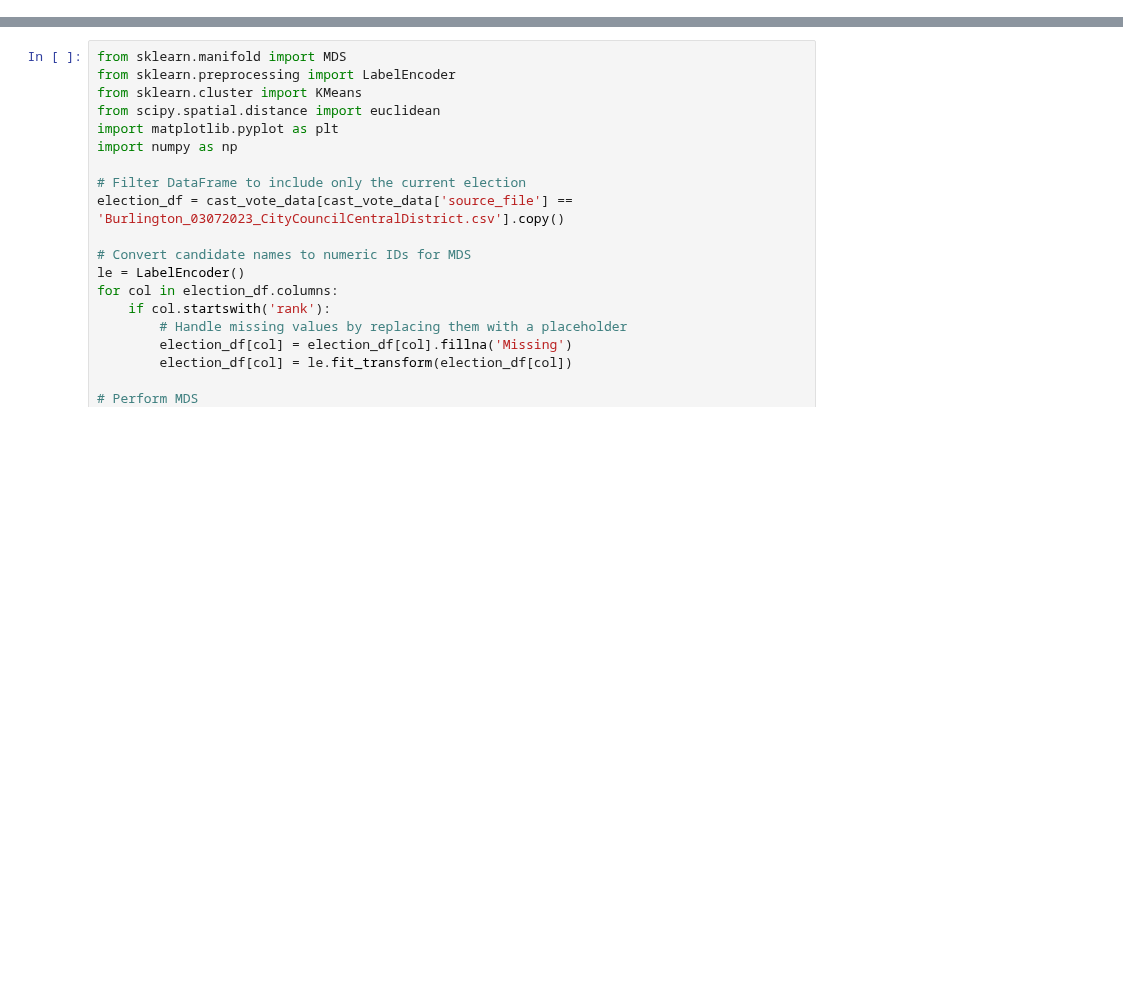
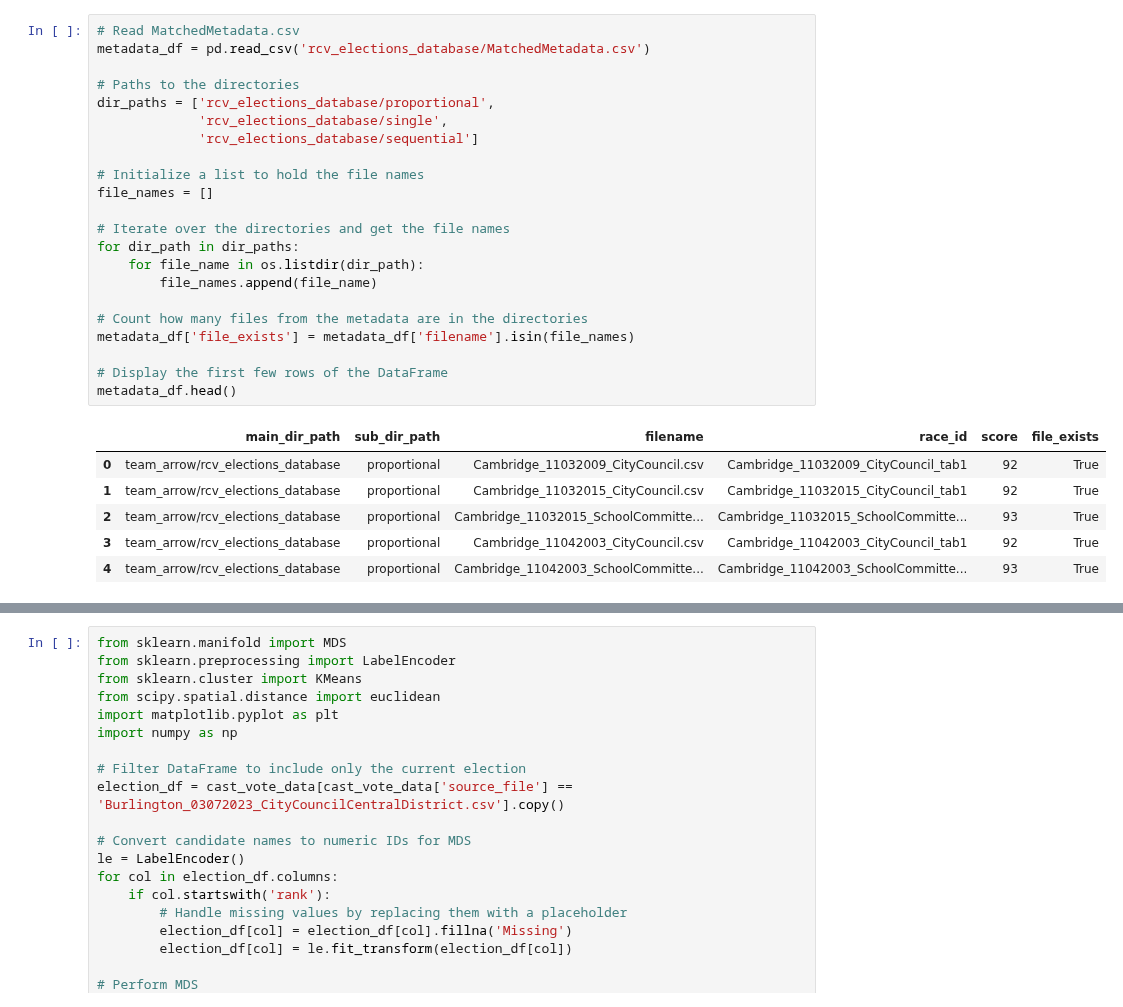
Before and after one commit to ericssimpson/voting-analysis-tools, a Jupyter notebook: team_arrow/exploratory_analysis.ipynb, the cells around one changed output, grey strips where cells are left out. Drawn from its saved outputs; the diff is of its cells as text; blank space fills up the shorter version.

```diff
--- a/team_arrow/exploratory_analysis.ipynb
+++ b/team_arrow/exploratory_analysis.ipynb
@@ -174,0 +113,29 @@ print(cast_vote_data.head())
+# %%
+# Read MatchedMetadata.csv
+metadata_df = pd.read_csv('rcv_elections_database/MatchedMetadata.csv')
+
+# Paths to the directories
+dir_paths = ['rcv_elections_database/proportional',
+             'rcv_elections_database/single',
+             'rcv_elections_database/sequential']
+
+# Initialize a list to hold the file names
+file_names = []
+
+# Iterate over the directories and get the file names
+for dir_path in dir_paths:
+    for file_name in os.listdir(dir_path):
+        file_names.append(file_name)
+
+# Count how many files from the metadata are in the directories
+metadata_df['file_exists'] = metadata_df['filename'].isin(file_names)
+
+# Display the first few rows of the DataFrame
+metadata_df.head()
+# %% [output]
+|  | main_dir_path | sub_dir_path | filename | race_id | score | file_exists |
+| 0 | team_arrow/rcv_elections_database | proportional | Cambridge_11032009_CityCouncil.csv | Cambridge_11032009_CityCouncil_tab1 | 92 | True |
+| 1 | team_arrow/rcv_elections_database | proportional | Cambridge_11032015_CityCouncil.csv | Cambridge_11032015_CityCouncil_tab1 | 92 | True |
+| 2 | team_arrow/rcv_elections_database | proportional | Cambridge_11032015_SchoolCommitte... | Cambridge_11032015_SchoolCommitte... | 93 | True |
+| 3 | team_arrow/rcv_elections_database | proportional | Cambridge_11042003_CityCouncil.csv | Cambridge_11042003_CityCouncil_tab1 | 92 | True |
+| 4 | team_arrow/rcv_elections_database | proportional | Cambridge_11042003_SchoolCommitte... | Cambridge_11042003_SchoolCommitte... | 93 | True |
```
Also changed, not shown: parts of 14 cells of this notebook, 16 other files.
